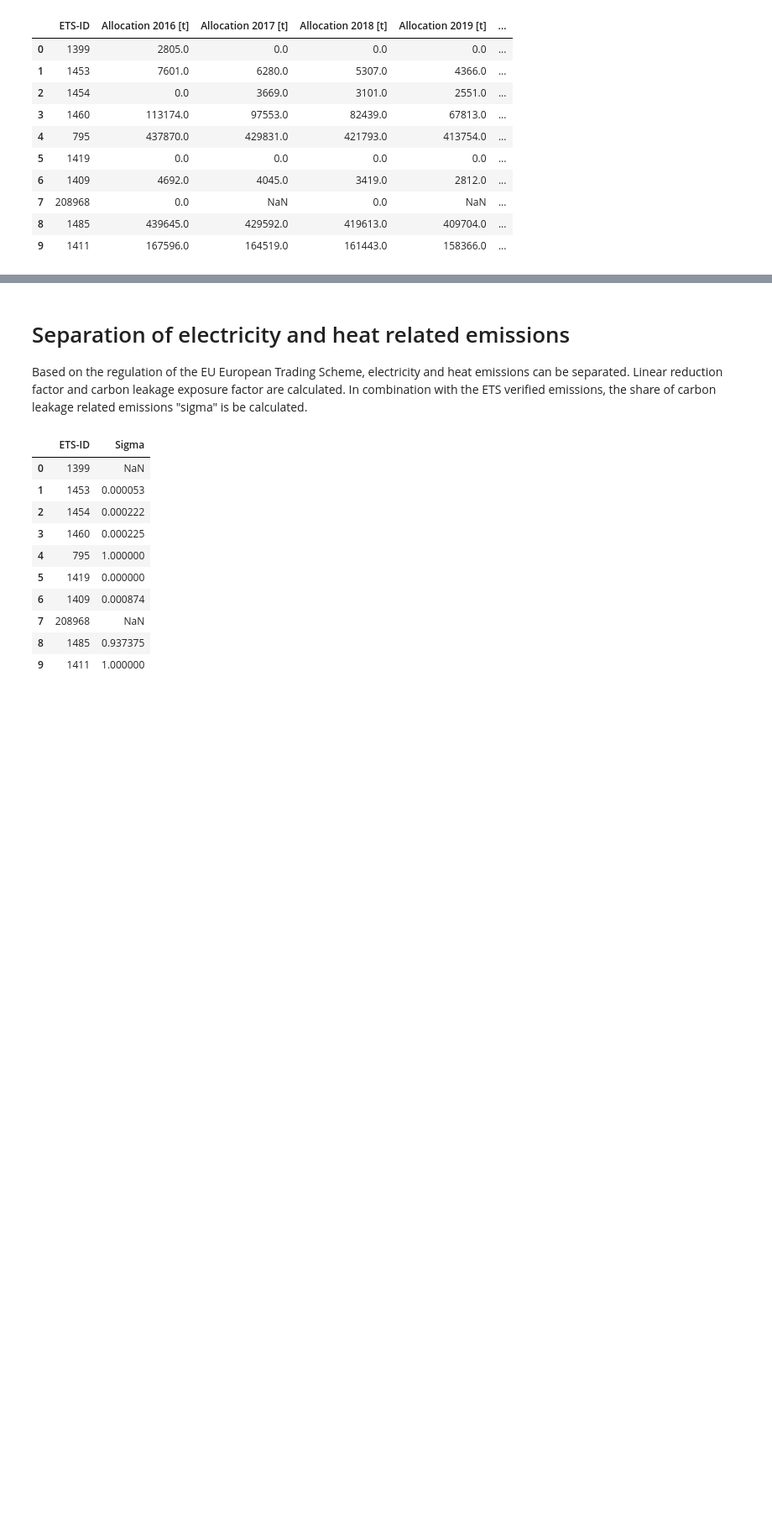
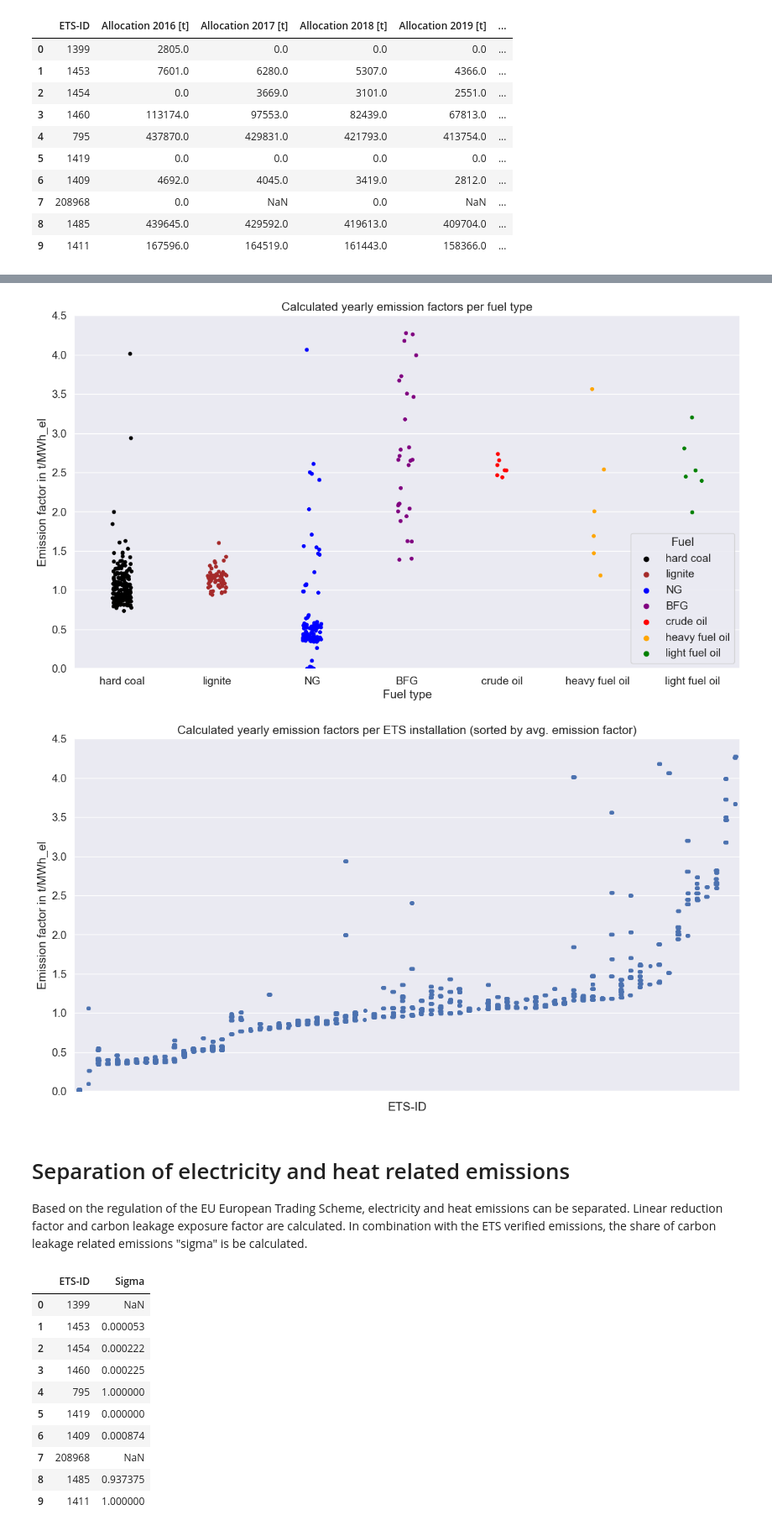
Before and after one commit to ykloos/calculate-emission-factors, a Jupyter notebook: main.ipynb, the cells around one changed output, grey strips where cells are left out. Shown at 84% size. Drawn from its saved outputs; the diff is of its cells as text; code cells hidden in the pictures; blank space fills up the shorter version.

```diff
--- a/main.ipynb
+++ b/main.ipynb
@@ -391,0 +486,19 @@ installations.loc[:,columns].head(10)
+# %%
+# DATA PREPARATION
+# define unique fuel types
+fuel_types = list(installations['Fuel'].unique())
+fuel_types.remove('mixed')
+
+# create long format DataFrame containing ETS-ID, Fuel Type, Year, Emission factors
+em_data_raw = installations[installations['Emission factor avg. w.o. Heat Seperation [t/MWh_el]'].notna()]
+em_data = []
+for id in em_data_raw['ETS-ID'].unique():
+    for y in years:
+        em_data_y = []
+        em_data_y.append(id)
+        em_data_y.append(y)
+        em_data_y.append(em_data_raw.loc[em_data_raw['ETS-ID']==id, 'Fuel'].values[0])
+        em_data_y.append(em_data_raw.loc[em_data_raw['ETS-ID']==id, 'Emission factor w.o. Heat Seperation '+str(y)+' [t/MWh_el]'].values[0])
+        em_data.append(em_data_y)
+em_data = pd.DataFrame(em_data, columns=['ETS-ID', 'Year', 'Fuel', 'Emission factor [t/MWh_el]'])
+em_data = em_data[em_data['Emission factor [t/MWh_el]'].notna()]
@@ -392,3 +547,25 @@ installations.loc[:,columns].head(10)
+# %%
+# PLOTTING OF EMISSION FACTORS
+
+# for plotting purposes, mixed fuel type plants are exluded
+em_data_plot = em_data.loc[em_data['Fuel']!='mixed']
+# color palette for fuel types
+colors_ft = {'crude oil': 'red', 'NG': 'blue', 'hard coal': 'black', 'BFG': 'purple', 'lignite': 'brown', 'heavy fuel oil': 'orange', 'light fuel oil': 'green'}
+
+# yearly emission factors grouped by fuel type
+em_plot = sns.stripplot(data=em_data_plot, x='Fuel', hue="Fuel", y='Emission factor [t/MWh_el]', palette=colors_ft)
+em_plot.set(title="Calculated yearly emission factors per fuel type", ylim=(0, 4.5), xlabel='Fuel type', ylabel='Emission factor in t/MWh_el')
+plt.savefig('output/plots/emission_factor-fuel_type.png')
+plt.show()
+
+# yearly emission factors grouped by individual installations
+em_plot = sns.stripplot(data=em_data_plot.sort_values("Emission factor [t/MWh_el]"), x='ETS-ID', y='Emission factor [t/MWh_el]', order=em_data_plot.sort_values("Emission factor [t/MWh_el]")["ETS-ID"])
+em_plot.set(title="Calculated yearly emission factors per ETS installation (sorted by avg. emission factor)", ylim=(0, 4.5), xticklabels=[], xlabel='ETS-ID', ylabel='Emission factor in t/MWh_el')
+plt.savefig('output/plots/emission_factor-ETSID.png')
+plt.show()
+# %% [output]
+[figure, added]
+[figure, added]
 # %% [markdown]
 # Separation of electricity and heat related emissions
 
```
Also changed, not shown: parts of 16 cells of this notebook, 8 other files.
